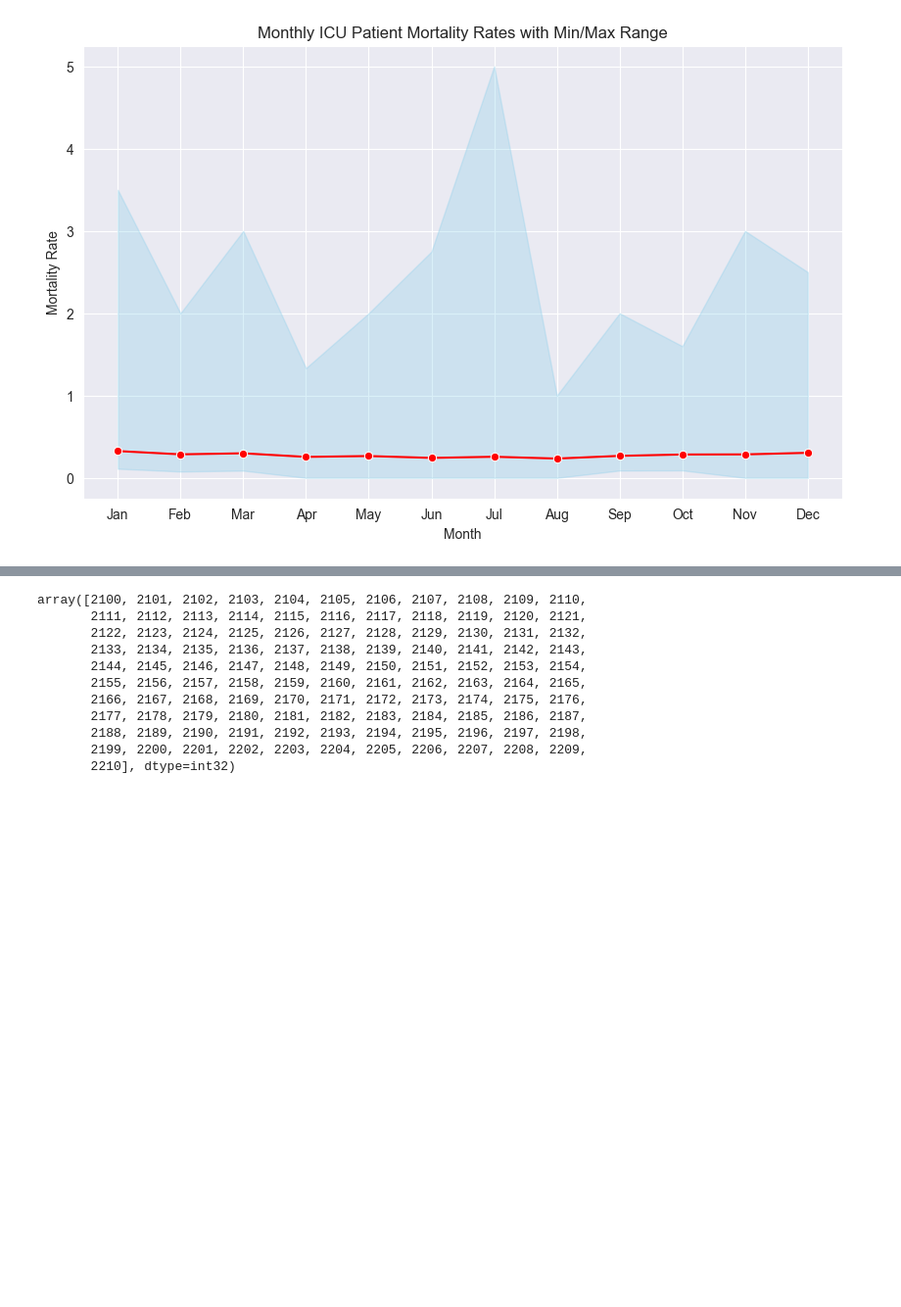
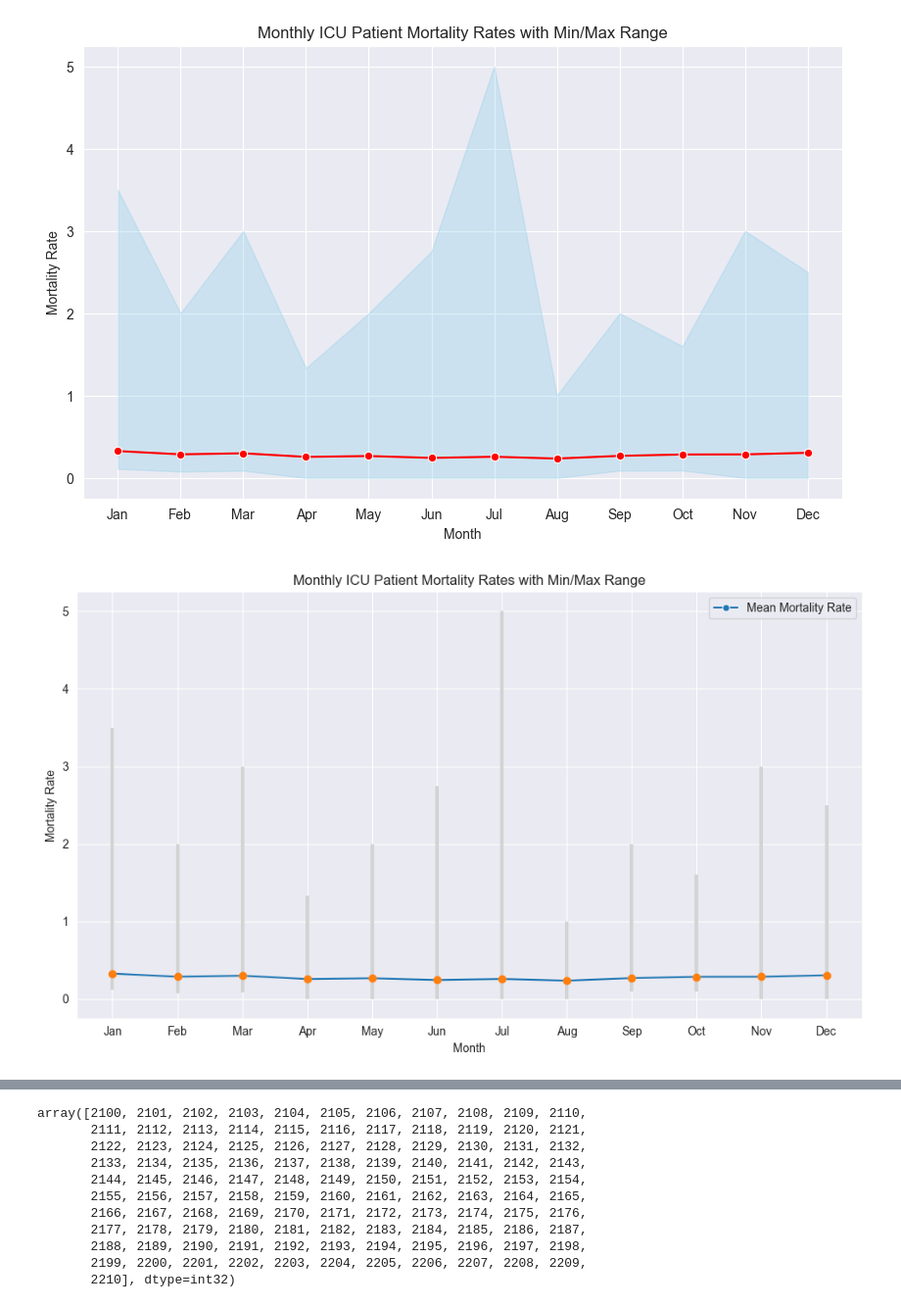
Before and after one commit to Math2130/MIMIC-III-Mortality-Analysis, a Jupyter notebook: VisualizationTime.ipynb, the cells around one changed output, grey strips where cells are left out. Shown at 98% size. Drawn from its saved outputs; the diff is of its cells as text; code cells hidden in the pictures; blank space fills up the shorter version.

```diff
--- a/VisualizationTime.ipynb
+++ b/VisualizationTime.ipynb
@@ -162,6 +199,30 @@ plt.grid(True)
 plt.show()
 # %% [output]
 [figure]
+# %%
+# First, we need to calculate the mean, min, and max mortality rates for each month
+monthly_mortality_rates = monthly_mortality.groupby('month')['mortality_rate'].agg(['mean', 'min', 'max']).reset_index()
+
+# Now, we'll plot the mean mortality rate and use the min and max values to show the variability as an error bar
+plt.figure(figsize=(10, 6))
+sns.lineplot(data=monthly_mortality_rates, x='month', y='mean', marker='o', label='Mean Mortality Rate')
+
+# Add error bars
+plt.errorbar(monthly_mortality_rates['month'], monthly_mortality_rates['mean'],
+             yerr=[monthly_mortality_rates['mean'] - monthly_mortality_rates['min'],
+                   monthly_mortality_rates['max'] - monthly_mortality_rates['mean']],
+             fmt='o', ecolor='lightgray', elinewidth=3, capsize=0)
+
+plt.title('Monthly ICU Patient Mortality Rates with Min/Max Range')
+plt.xlabel('Month')
+plt.ylabel('Mortality Rate')
+plt.xticks(range(1, 13), labels=['Jan', 'Feb', 'Mar', 'Apr', 'May', 'Jun', 'Jul', 'Aug', 'Sep', 'Oct', 'Nov', 'Dec'])
+plt.grid(True)
+plt.legend()
+plt.tight_layout()
+plt.show()
+# %% [output]
+[figure, added]
 # %%
 monthly_mortality.head()
 # %% [output]
```
Also changed, not shown: parts of 7 cells of this notebook.
